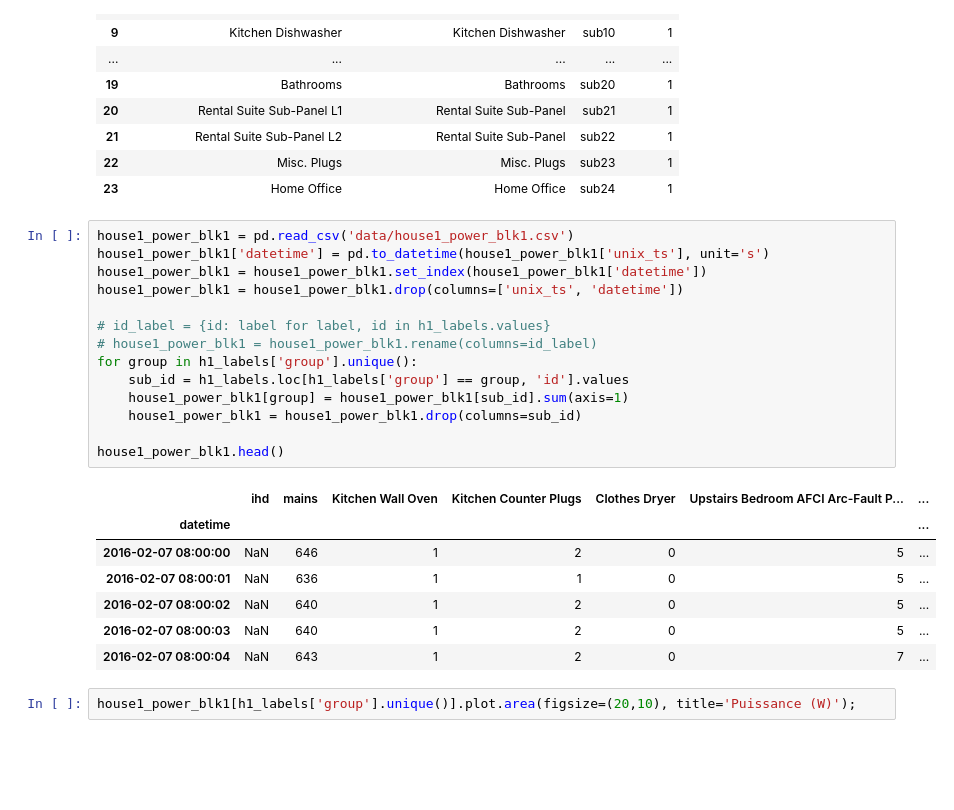
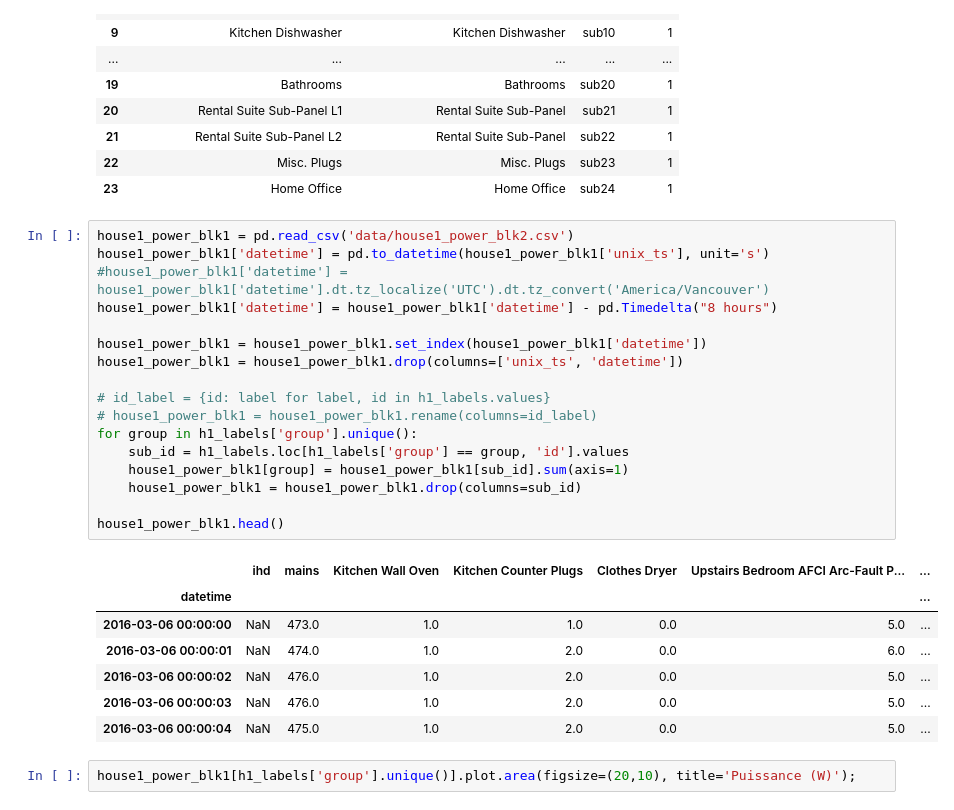
Before and after one commit to hugo-mi/Activity_Detection_From_Electrical_Consumption_Load_Curves, a Jupyter notebook: Exploratory Data Analysis/data_powers.ipynb, the cells around one changed output. Drawn from its saved outputs; the diff is of its cells as text; blank space fills up the shorter version.

```diff
--- a/Exploratory Data Analysis/data_powers.ipynb
+++ b/Exploratory Data Analysis/data_powers.ipynb
@@ -63,27 +64,30 @@ h1_labels
 | 22 | Misc. Plugs | Misc. Plugs | sub23 | 1 |
 | 23 | Home Office | Home Office | sub24 | 1 |
 # %%
-house1_power_blk1 = pd.read_csv('data/house1_power_blk1.csv')
+house1_power_blk1 = pd.read_csv('data/house1_power_blk2.csv')
 house1_power_blk1['datetime'] = pd.to_datetime(house1_power_blk1['unix_ts'], unit='s')
+#house1_power_blk1['datetime'] = house1_power_blk1['datetime'].dt.tz_localize('UTC').dt.tz_convert('America/Vancouver')
+house1_power_blk1['datetime'] = house1_power_blk1['datetime'] - pd.Timedelta("8 hours")
+
 house1_power_blk1 = house1_power_blk1.set_index(house1_power_blk1['datetime'])
 house1_power_blk1 = house1_power_blk1.drop(columns=['unix_ts', 'datetime'])
 
 # id_label = {id: label for label, id in h1_labels.values}
 # house1_power_blk1 = house1_power_blk1.rename(columns=id_label)
 for group in h1_labels['group'].unique():
     sub_id = h1_labels.loc[h1_labels['group'] == group, 'id'].values
     house1_power_blk1[group] = house1_power_blk1[sub_id].sum(axis=1)
     house1_power_blk1 = house1_power_blk1.drop(columns=sub_id)
 
 house1_power_blk1.head()
 # %% [output]
 |  | ihd | mains | Kitchen Wall Oven | Kitchen Counter Plugs | Clothes Dryer | Upstairs Bedroom AFCI Arc-Fault P... | ... |
 | datetime |  |  |  |  |  |  | ... |
-| 2016-02-07 08:00:00 | NaN | 646 | 1 | 2 | 0 | 5 | ... |
-| 2016-02-07 08:00:01 | NaN | 636 | 1 | 1 | 0 | 5 | ... |
-| 2016-02-07 08:00:02 | NaN | 640 | 1 | 2 | 0 | 5 | ... |
-| 2016-02-07 08:00:03 | NaN | 640 | 1 | 2 | 0 | 5 | ... |
-| 2016-02-07 08:00:04 | NaN | 643 | 1 | 2 | 0 | 7 | ... |
+| 2016-03-06 00:00:00 | NaN | 473.0 | 1.0 | 1.0 | 0.0 | 5.0 | ... |
+| 2016-03-06 00:00:01 | NaN | 474.0 | 1.0 | 2.0 | 0.0 | 6.0 | ... |
+| 2016-03-06 00:00:02 | NaN | 476.0 | 1.0 | 2.0 | 0.0 | 5.0 | ... |
+| 2016-03-06 00:00:03 | NaN | 476.0 | 1.0 | 2.0 | 0.0 | 5.0 | ... |
+| 2016-03-06 00:00:04 | NaN | 475.0 | 1.0 | 2.0 | 0.0 | 5.0 | ... |
 # %%
 house1_power_blk1[h1_labels['group'].unique()].plot.area(figsize=(20,10), title='Puissance (W)');
 # %% [output]
```
Also changed, not shown: parts of 12 cells of this notebook.
